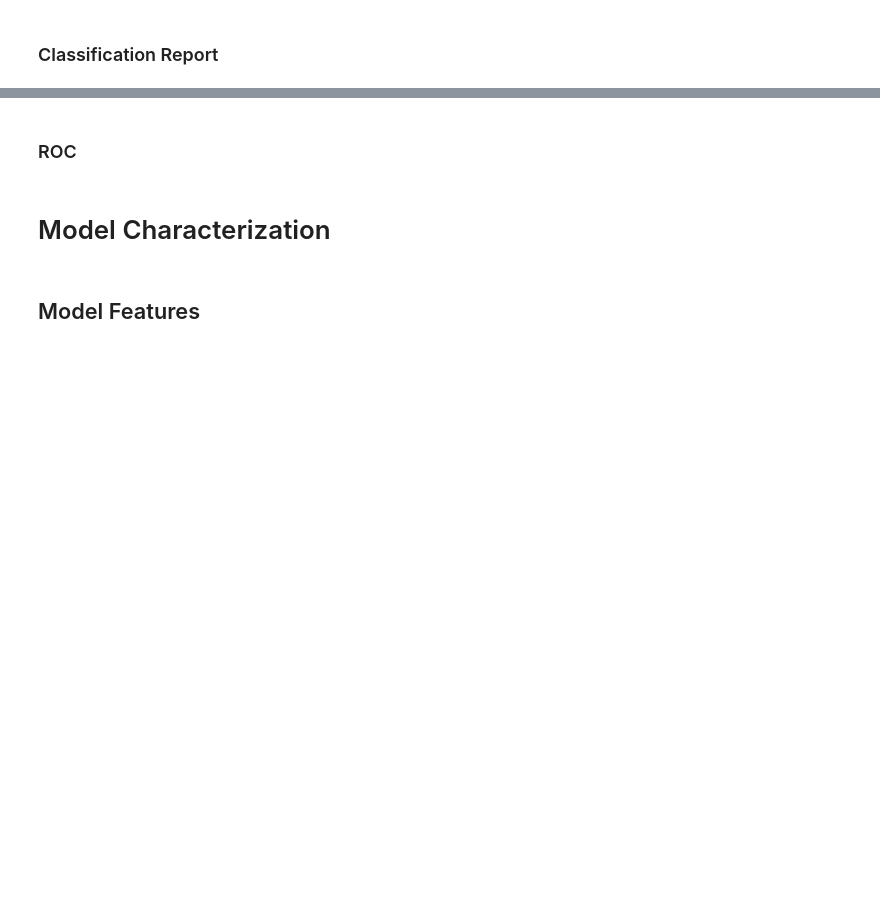
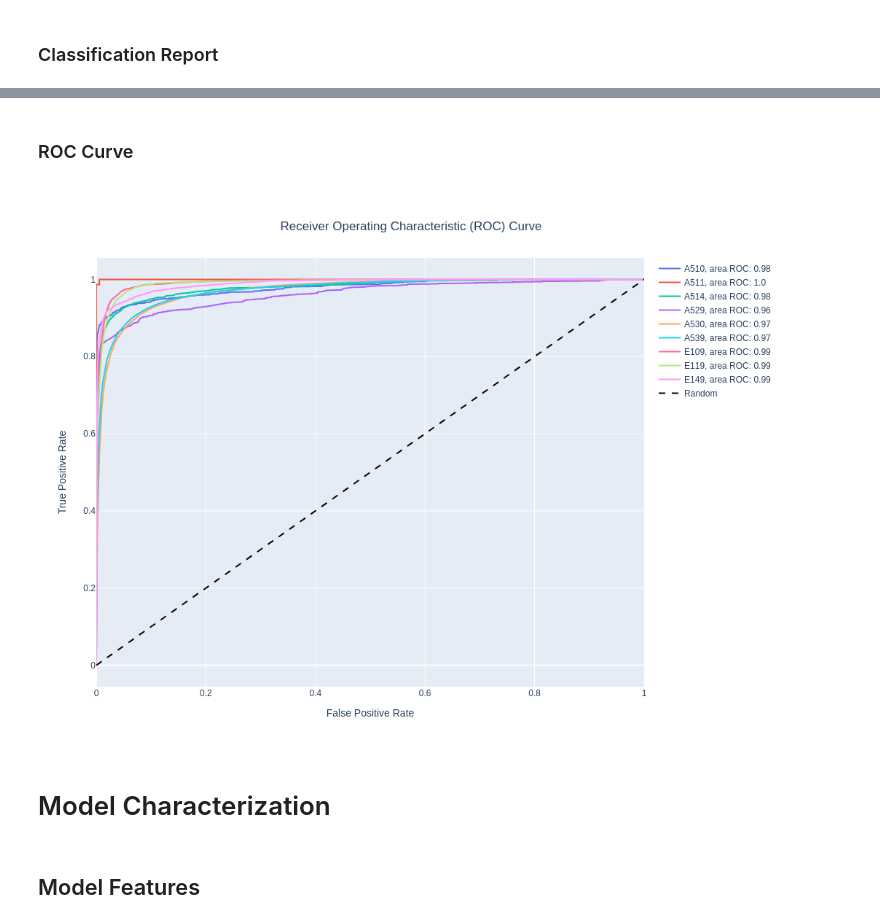
Before and after one commit to JuanGomez12/DataScience4AllProject, a Jupyter notebook: scripts/train_ml.ipynb, the cells around one changed output, grey strips where cells are left out. Cells and saved outputs as stored; diff of their text form; code cells hidden in the pictures; blank space fills up the shorter version.

```diff
--- a/scripts/train_ml.ipynb
+++ b/scripts/train_ml.ipynb
@@ -462,31 +455,44 @@ score.loc[0, "classification_report"].round(2).rename(
 # %% [markdown]
-### ROC
+### ROC Curve
 # %%
 y_score = best_model.predict_proba(X_test)
 
 n_classes = len(best_model["estimator"].classes_)
 
 y_test_bin = label_binarize(y_test, classes=best_model["estimator"].classes_)
 n_classes = y_test_bin.shape[1]
 
 fpr = dict()
 tpr = dict()
 roc_auc = dict()
 for i in range(n_classes):
     fpr[i], tpr[i], _ = roc_curve(y_test_bin[:, i], y_score[:, i])
     roc_auc[i] = auc(fpr[i], tpr[i])
 
 fig = go.Figure()
 for c in range(n_classes):
     label = f"{label_encoder.inverse_transform([np.array(c)])[0]}, area ROC: {round(roc_auc[c], 2)}"
     fig.add_traces(go.Scatter(x=fpr[c], y=tpr[c], mode="lines", name=label))
 fig.add_traces(
     go.Scatter(x=fpr[c], y=fpr[c], name="Random", line=dict(color="black", dash="dash"))
 )
 
 fig.update_xaxes(title_text="False Positive Rate")
 fig.update_yaxes(title_text="True Positive Rate")
-fig.show(rendered="png")
+fig.update_layout(title={
+            'text': "Receiver Operating Characteristic (ROC) Curve",
+            # 'y':0.9,
+            'x':0.5,
+            'xanchor': 'center',
+            'yanchor': 'top'},)
+fig.show()
+fig.update_layout(
+    paper_bgcolor='rgba(0,0,0,0)',
+    # plot_bgcolor='rgba(0,0,0,0)',
+            )
+fig.write_image(str(figure_save_path / 'ROC Curve.png'), width=1024, height=768, scale=2)
+# %% [output]
+[figure, added]
 # %% [markdown]
 # Model Characterization
 # %% [markdown]
```
Also changed, not shown: parts of 22 cells of this notebook.
